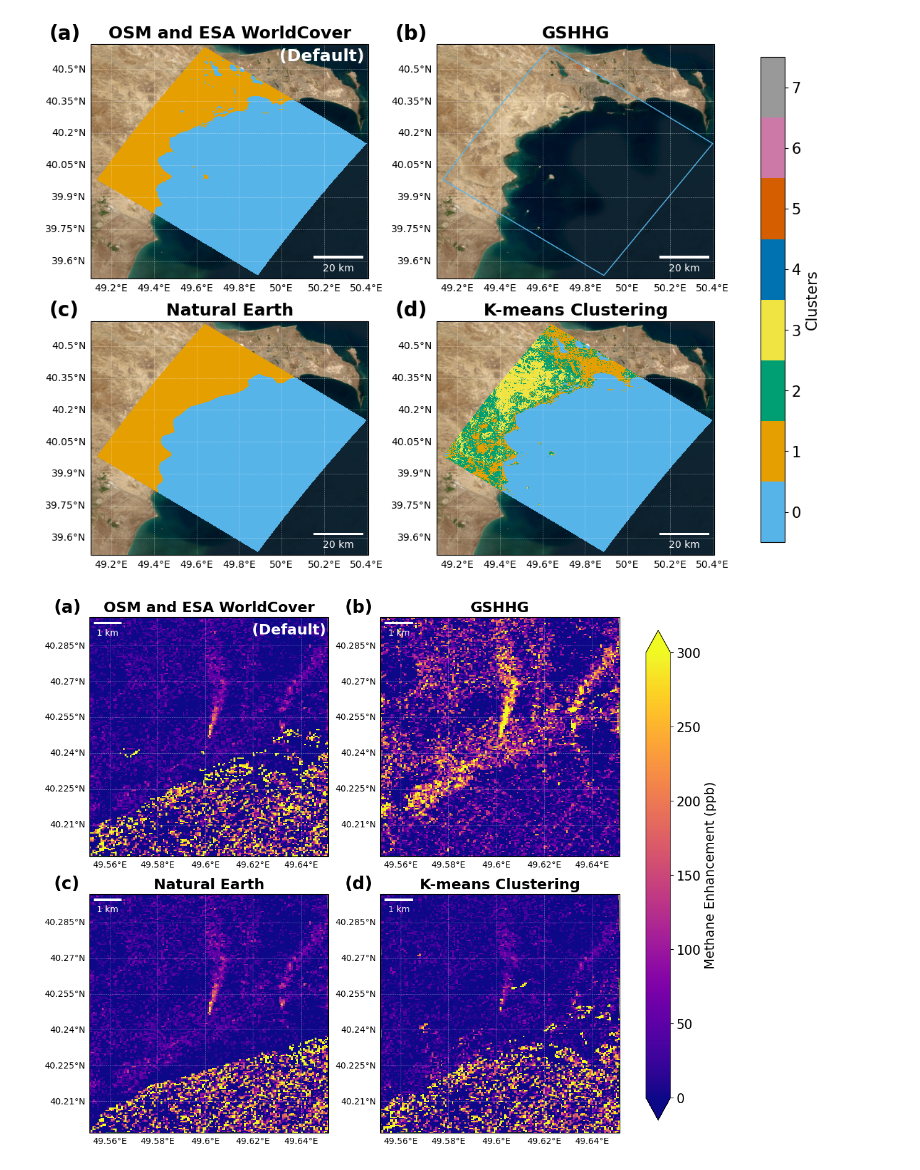
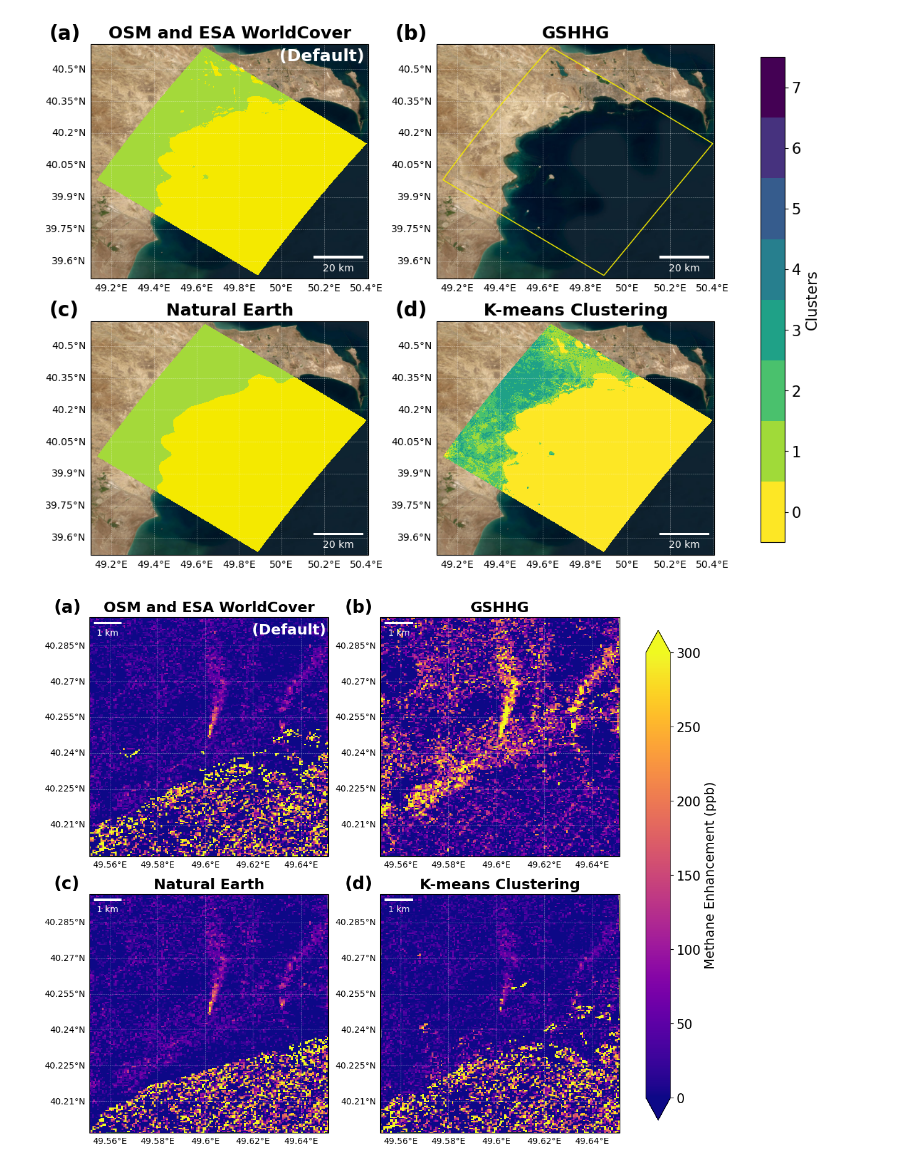
Before and after one commit to zxdawn/HyperGas-GMD, a Jupyter notebook: notebooks/watermask.ipynb, the cells around one changed output. Saved outputs shown, nothing was run; the diff lists cells and outputs as text; code cells hidden in the pictures.

Commit message:
update colorbar

```diff
--- a/notebooks/watermask.ipynb
+++ b/notebooks/watermask.ipynb
@@ -112,8 +112,8 @@ for ax in axs:
     # remove watermark
     ax.texts[0].remove()
 
-# Define a colormap with only blue for value 1
-cmap = mcolors.ListedColormap(['#56B4E9', '#E69F00'])
+# Define a colormap with only yellow for value 1
+cmap = mcolors.ListedColormap(['#F4E900', '#A4D93A'])
 bounds = [-0.5, 0.5, 1.5]  # Define color boundaries
 norm = mcolors.BoundaryNorm(bounds, cmap.N)
 
@@ -134,7 +134,7 @@ else:
     area = SwathDefinition(lons=valid_pixels['longitude'].values[:,np.newaxis], lats=valid_pixels['latitude'].values[:,np.newaxis])
     hull = ConvexHull(area.boundary().vertices)
     edgePoly = geometry.Polygon(hull.points[hull.vertices])
-    ax.add_geometries([edgePoly], crs=proj, edgecolor='#56B4E9', facecolor='none')
+    ax.add_geometries([edgePoly], crs=proj, edgecolor='#F4E900', facecolor='none')
 
 ax.set_title('GSHHG')
 
@@ -146,56 +146,41 @@ ax.set_title('Natural Earth')
 
 ax = axs[3]
 seg_cluster = subset(ds_cluster['segmentation'], lon_min, lon_max, lat_min, lat_max, onlywater=False)
-# n_clusters = len(np.unique(ds_cluster['segmentation']))
-# cmap_cluster = plt.get_cmap('tab20c', n_clusters)
-
-cluster_colors = [
-'#56B4E9',
-'#E69F00',
-'#009E73',
-'#F0E442',
-'#0072B2',
-'#D55E00',
-'#CC79A7',
-'#999999',
-# '#661100',
-# '#332288',
-]
-cmap_cluster = ListedColormap(cluster_colors)
+n_clusters = len(np.unique(ds_cluster['segmentation']))
+cmap_cluster = plt.get_cmap('viridis_r', n_clusters-1)
 
 m = seg_cluster.plot(ax=ax, x='longitude', y='latitude',
                      cmap=cmap_cluster,
                      vmin = ds_cluster['segmentation'].min() - 0.5,
                      vmax = ds_cluster['segmentation'].max() + 0.5,
                      add_colorbar=False, rasterized=True)
 ax.set_title('K-means Clustering')
-
 
 for ax in axs:
     add_scalebar(ax, ds_cluster['longitude'].mean(), ds_cluster['latitude'].mean())
 
     gl = ax.gridlines(crs=ccrs.PlateCarree(), draw_labels=True,
                       linewidth=0.4, color='w', alpha=0.5, linestyle='--')
     gl.top_labels = False
     gl.right_labels = False
 
 
 # add colorbar
 cbar = fig.colorbar(m, ticks=np.arange(ds_cluster['segmentation'].min(), ds_cluster['segmentation'].max() + 1),
                     ax=axs, label='Clusters', shrink=0.95)
 
 for n, ax in enumerate(axs):
     ax.text(-0.15, 1.02, '({})'.format(string.ascii_lowercase[n]),
             transform=ax.transAxes,
             size=20, weight='bold')
 
 axs[0].text(0.68, 0.93, '(Default)',
             transform=axs[0].transAxes, c='w',
             size=17, weight='bold')
 
 fig.savefig('../figures/clusters.pdf', bbox_inches='tight')
 # %% [output]
-[figure, old version]
+[figure, new version]
 # %%
 fig, axs = plt.subplots(nrows=2,ncols=2,
                         sharex=True, sharey=True,
```
Also changed, not shown: 1 other file.
